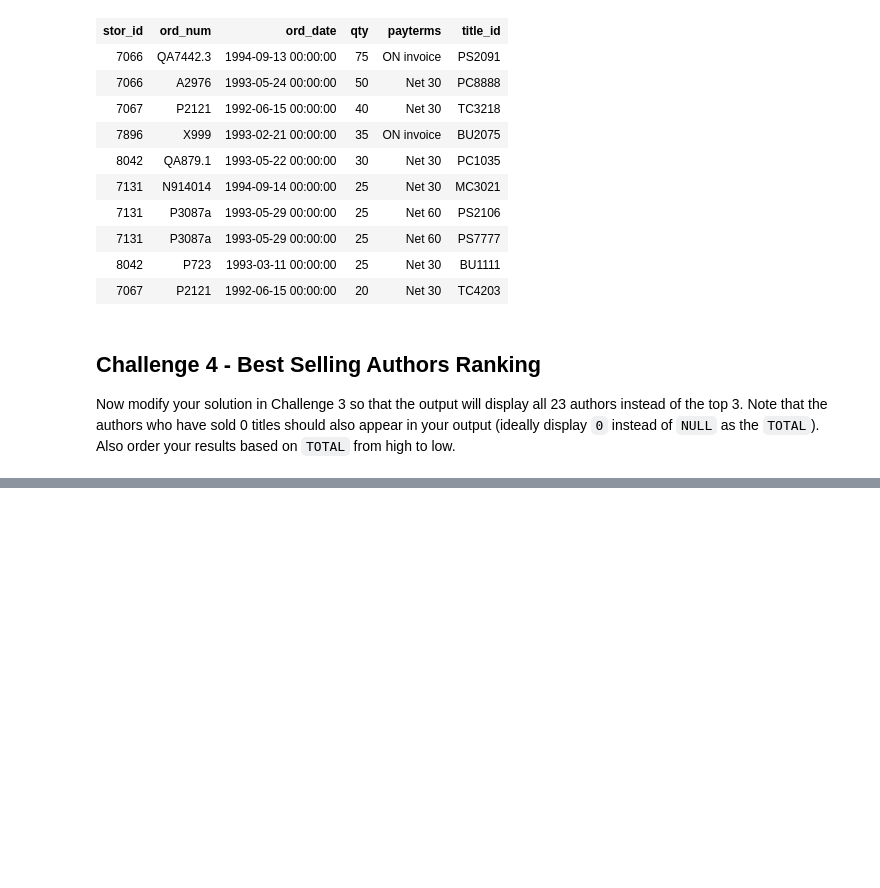
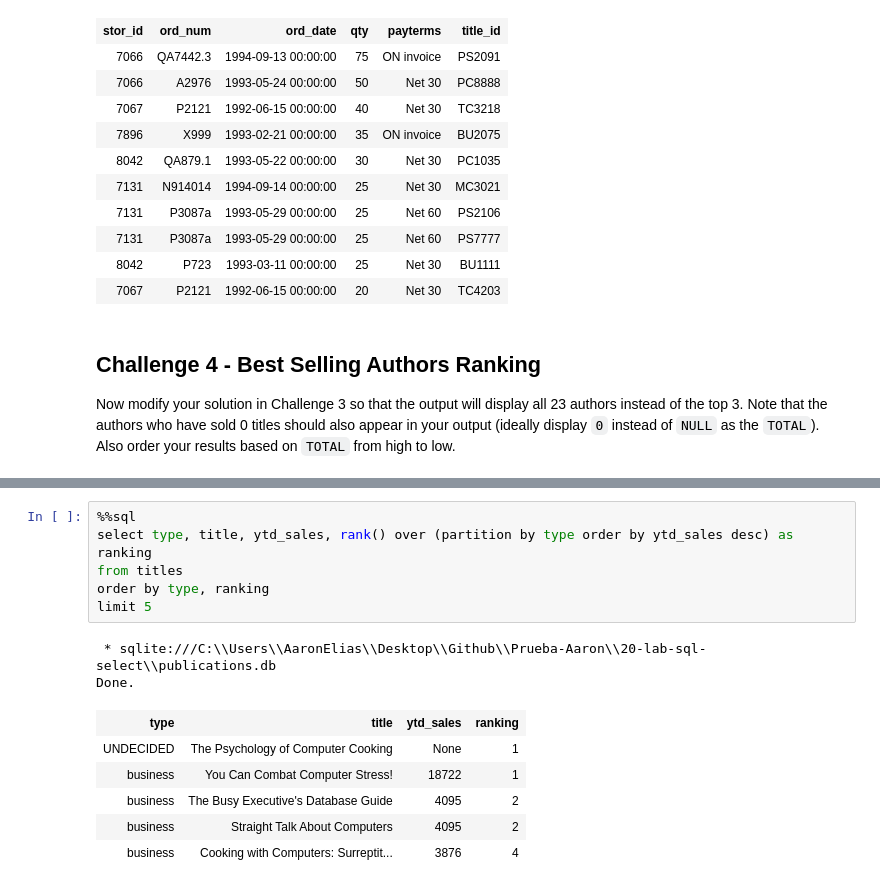
Before and after one commit to ironhack-bcn-data-pt/20-lab-sql-select, a Jupyter notebook: Main.ipynb, the cells around one changed output, grey strips where cells are left out. Drawn from its saved outputs; the diff is of its cells as text; blank space fills up the shorter version.

```diff
--- a/Main.ipynb
+++ b/Main.ipynb
@@ -284,0 +295,15 @@ Done.
+# %%
+%%sql
+select type, title, ytd_sales, rank() over (partition by type order by ytd_sales desc) as ranking
+from titles
+order by type, ranking
+limit 5
+# %% [output]
+ * sqlite:///C:\\Users\\AaronElias\\Desktop\\Github\\Prueba-Aaron\\20-lab-sql-select\\publications.db
+Done.
+| type | title | ytd_sales | ranking |
+| UNDECIDED | The Psychology of Computer Cooking | None | 1 |
+| business | You Can Combat Computer Stress! | 18722 | 1 |
+| business | The Busy Executive's Database Guide | 4095 | 2 |
+| business | Straight Talk About Computers | 4095 | 2 |
+| business | Cooking with Computers: Surreptit... | 3876 | 4 |
```
Also changed, not shown: parts of 3 cells of this notebook.
